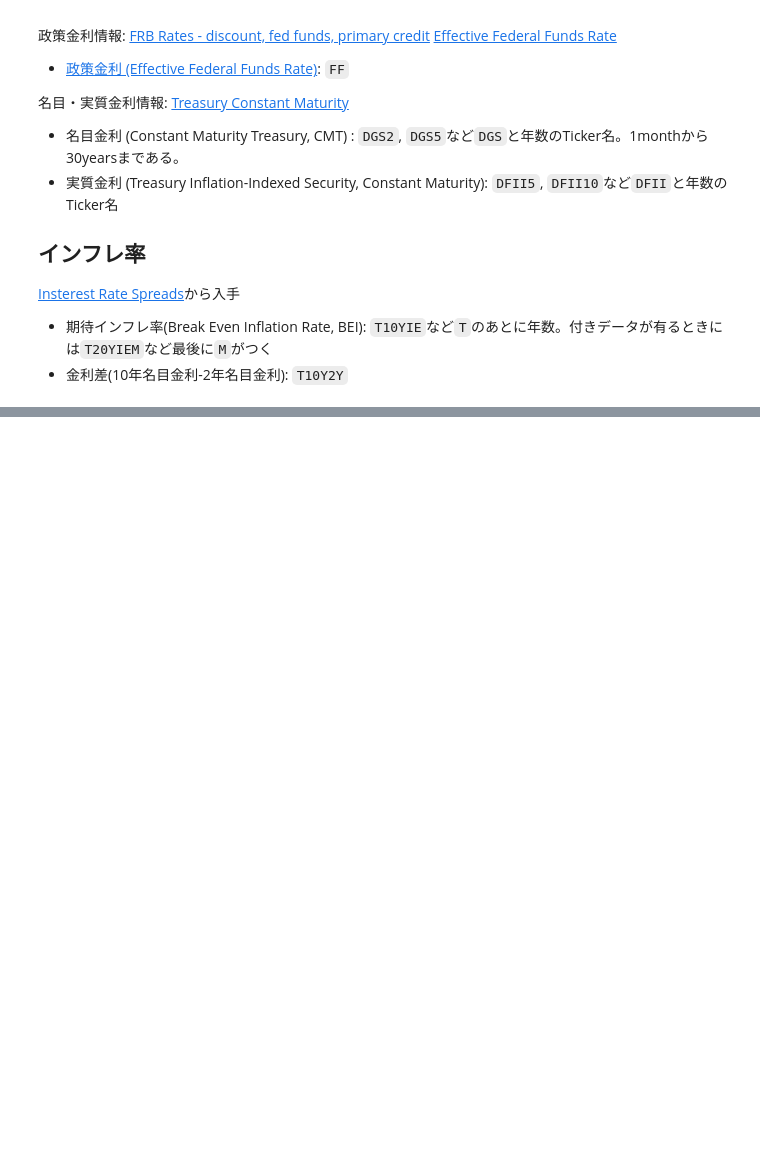
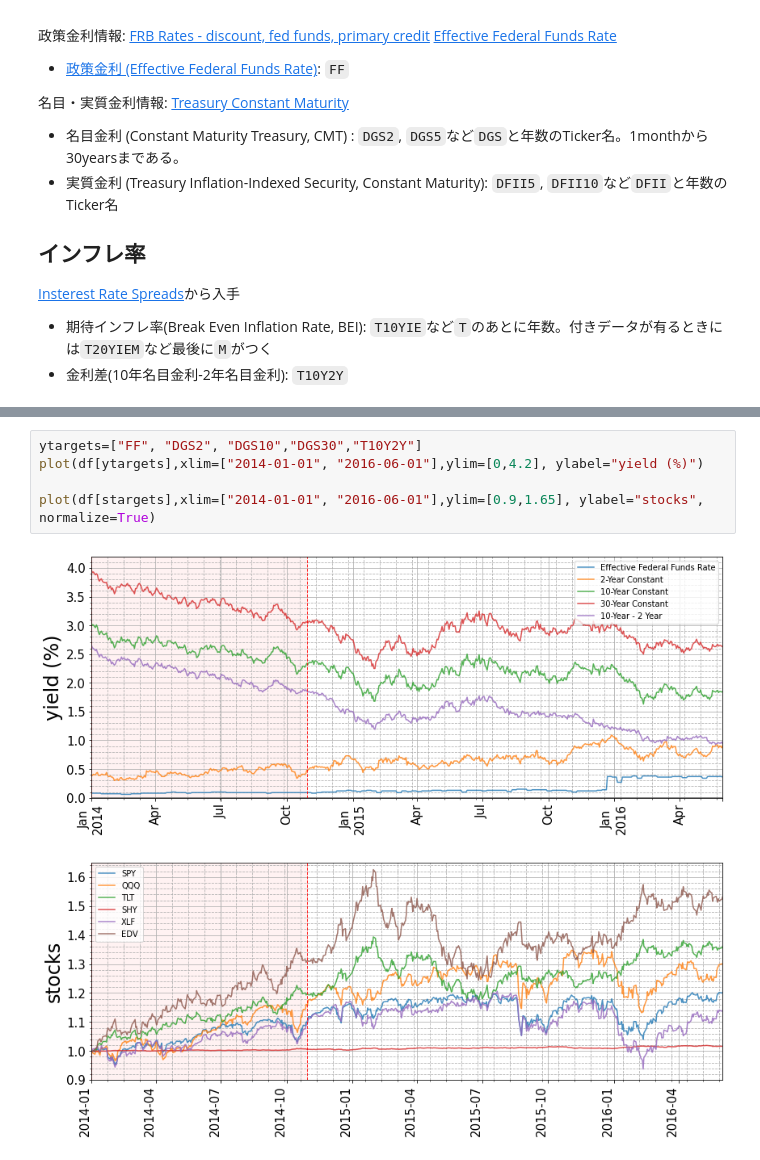
Before and after one commit to jnishii/stock-analysis, a Jupyter notebook: yahoo_fin/Yields.ipynb, the cells around one changed output, grey strips where cells are left out. Drawn from its saved outputs; the diff is of its cells as text; blank space fills up the shorter version.

```diff
--- a/yahoo_fin/Yields.ipynb
+++ b/yahoo_fin/Yields.ipynb
@@ -133,0 +191,8 @@ plot(df[target]["2013":"2018"],ylabel="stocks")
+# %%
+ytargets=["FF", "DGS2", "DGS10","DGS30","T10Y2Y"]
+plot(df[ytargets],xlim=["2014-01-01", "2016-06-01"],ylim=[0,4.2], ylabel="yield (%)")
+
+plot(df[stargets],xlim=["2014-01-01", "2016-06-01"],ylim=[0.9,1.65], ylabel="stocks", normalize=True)
+# %% [output]
+[figure, added]
+[figure, added]
```
Also changed, not shown: parts of 9 cells of this notebook, 1 other file.
